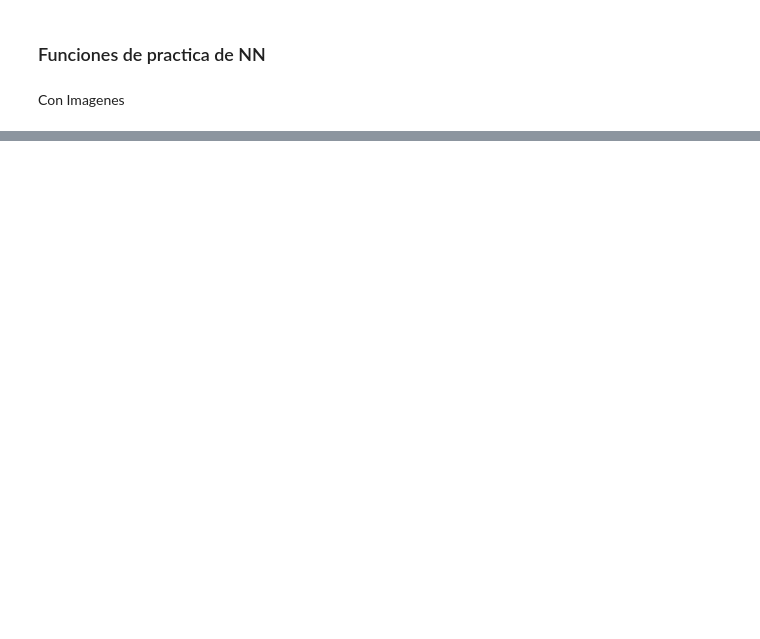
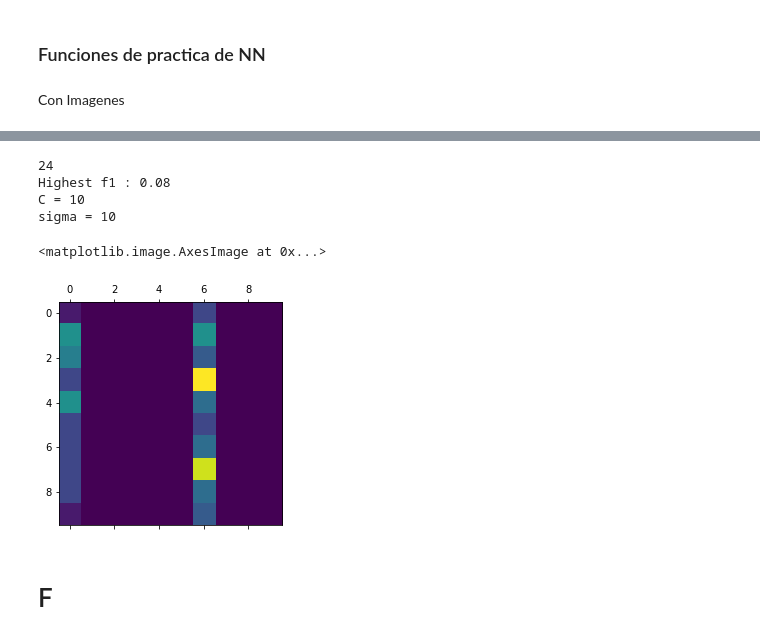
Before and after one commit to GuillermoOvejeroSanchez/Music_Genre_Classifier, a Jupyter notebook: Music Genre Classifier - Spectrogram.ipynb, the cells around one changed output, grey strips where cells are left out. Cells and saved outputs as stored; diff of their text form; code cells hidden in the pictures; blank space fills up the shorter version.

```diff
--- a/Music Genre Classifier - Spectrogram.ipynb
+++ b/Music Genre Classifier - Spectrogram.ipynb
@@ -320,0 +426,48 @@ f1, accuracy = scores(y, neural_pred, show = True)
+# %%
+C_s = [ 0.01, 0.1, 1, 3, 10]
+sigma_s = [ 0.01, 0.1, 1, 3, 10]
+# %%
+C_values = []
+sigma_values = []
+p_values = []
+f1_values = []
+# %%
+for C in C_s:
+    for sigma in sigma_s:
+        svm = SVC(kernel='rbf', C=C, gamma=1 / (2 * pow(sigma,2)))
+        svm.fit(X[:train],y[:train].ravel())
+        y_pred = svm.predict(Xval)
+        cm_ = cm(yval,y_pred)
+        f1 = f1_score(yval,y_pred, average='micro')
+        f1_values.append(f1)
+        C_values.append(C)
+        sigma_values.append(sigma)
+        if(f1 > 0.1):
+            plt.matshow(cm_)
+            print("C=",C,"sigma=", sigma)
+            print("f1 =",f1)
+            print('\n')
+# %%
+higher_val = np.where(f1_values == np.max(f1_values))[0][0]
+print(higher_val)
+print("Highest f1 :", f1_values[higher_val])
+print("C =", C_values[higher_val])
+print("sigma =", sigma_values[higher_val])
+# %% [output]
+24
+Highest f1 : 0.08
+C = 10
+sigma = 10
+# %%
+svm = SVC(kernel='rbf', C=C_values[higher_val], gamma=1 / (2 * sigma_values[higher_val]**2))
+svm.fit(X[:train],y[:train].ravel())
+y_pred = svm.predict(Xtest)
+cm_values = cm(ytest,y_pred)
+f1 = f1_score(ytest,y_pred, average='micro')
+plt.matshow(cm_values)
+print("F1 score:", f1)
+# %% [output]
+<matplotlib.image.AxesImage at 0x...>
+[figure, added]
+# %% [markdown]
+# F
```
Also changed, not shown: parts of 24 cells of this notebook, 12 other files.
